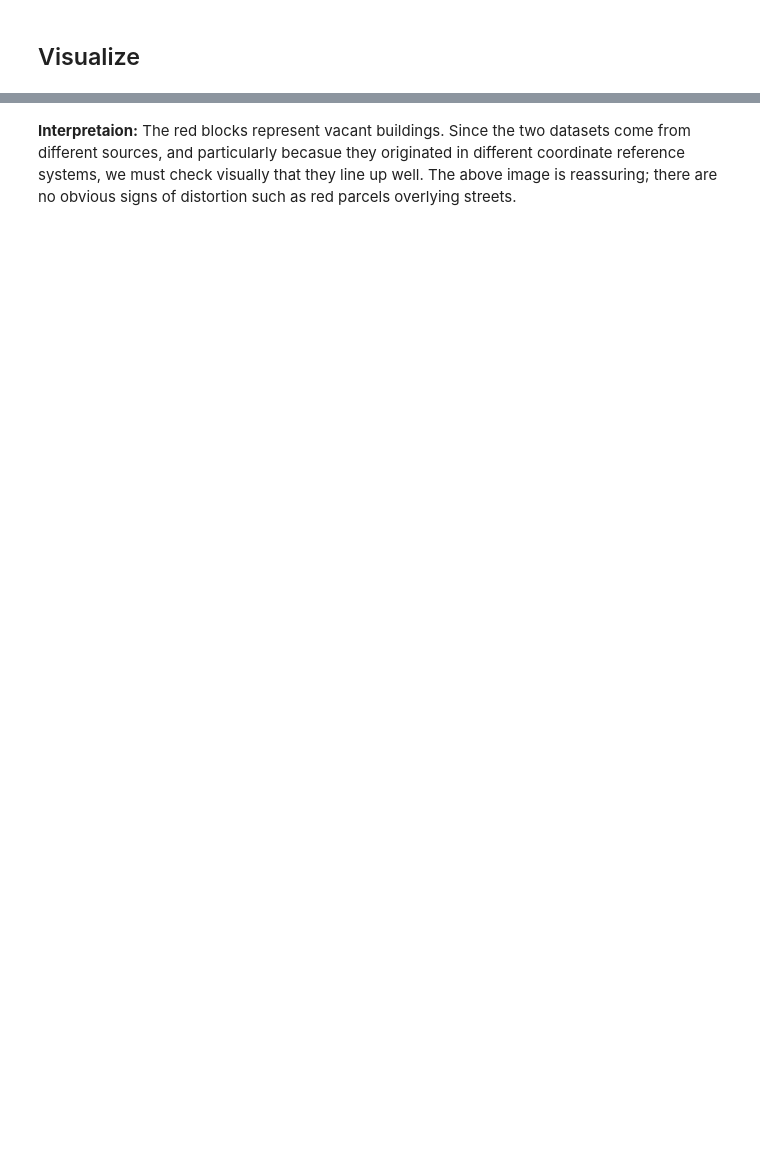
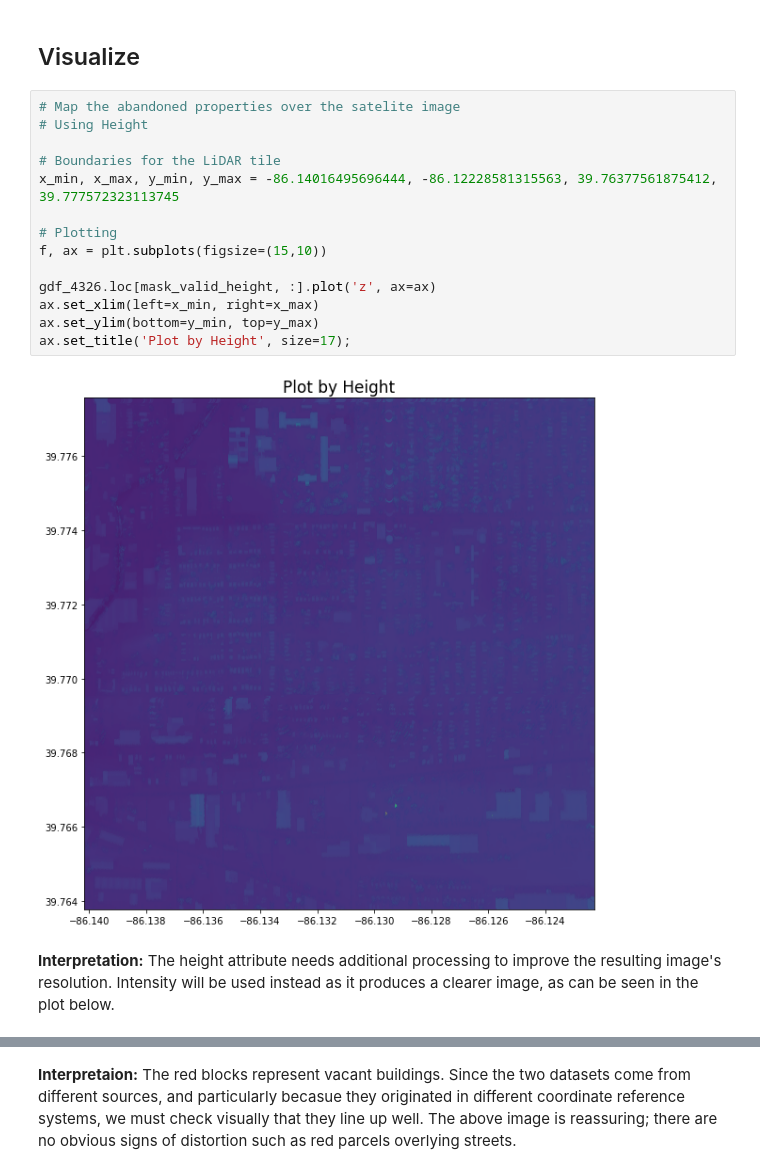
Before and after one commit to zach-brown-18/is-it-abandoned, a Jupyter notebook: Data_ingestion.ipynb, the cells around one changed output, grey strips where cells are left out. Saved outputs shown, nothing was run; the diff lists cells and outputs as text; blank space fills up the shorter version.

```diff
--- a/Data_ingestion.ipynb
+++ b/Data_ingestion.ipynb
@@ -149,4 +203,22 @@ with open(filename, 'w+b') as outfile:
 # %% [markdown]
 ## Visualize
+# %%
+# Map the abandoned properties over the satelite image
+# Using Height
+
+# Boundaries for the LiDAR tile
+x_min, x_max, y_min, y_max = -86.14016495696444, -86.12228581315563, 39.76377561875412, 39.777572323113745
+
+# Plotting
+f, ax = plt.subplots(figsize=(15,10))
+
+gdf_4326.loc[mask_valid_height, :].plot('z', ax=ax)
+ax.set_xlim(left=x_min, right=x_max)
+ax.set_ylim(bottom=y_min, top=y_max)
+ax.set_title('Plot by Height', size=17);
+# %% [output]
+[figure, added]
+# %% [markdown]
+**Interpretation:** The height attribute needs additional processing to improve the resulting image's resolution. Intensity will be used instead as it produces a clearer image, as can be seen in the plot below.
 # %%
 # Map the abandoned properties over the satelite image
```
Also changed, not shown: parts of 9 cells of this notebook, 7 other files.
